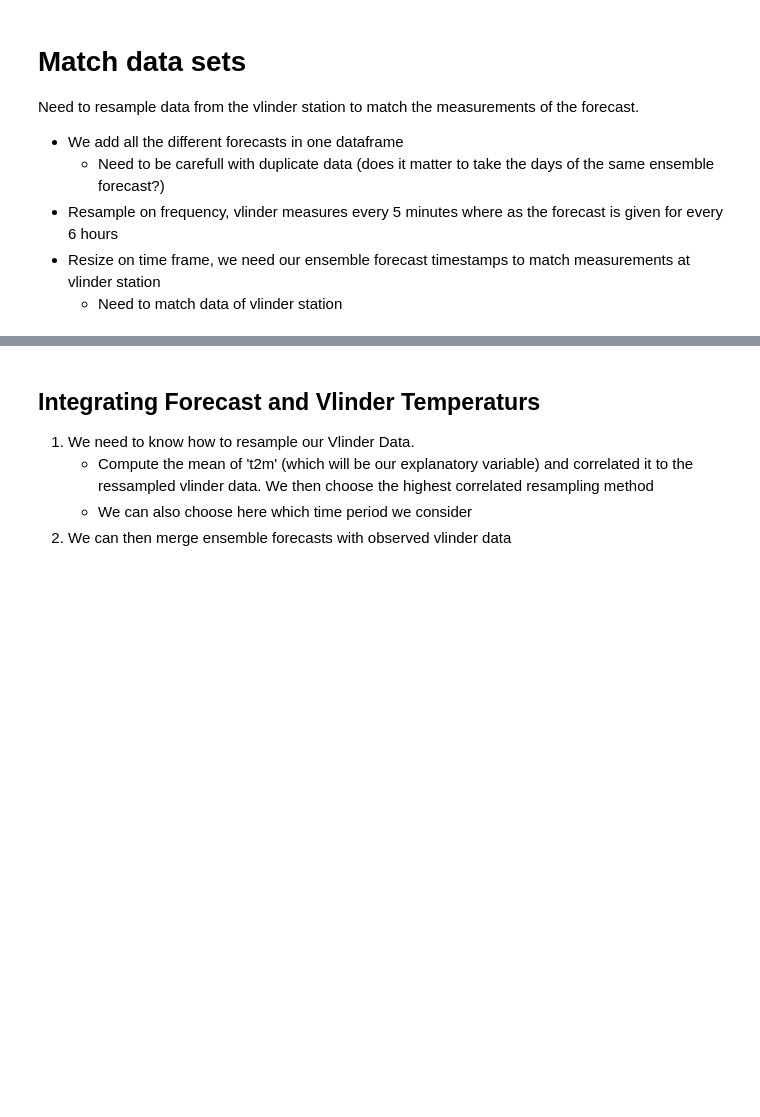
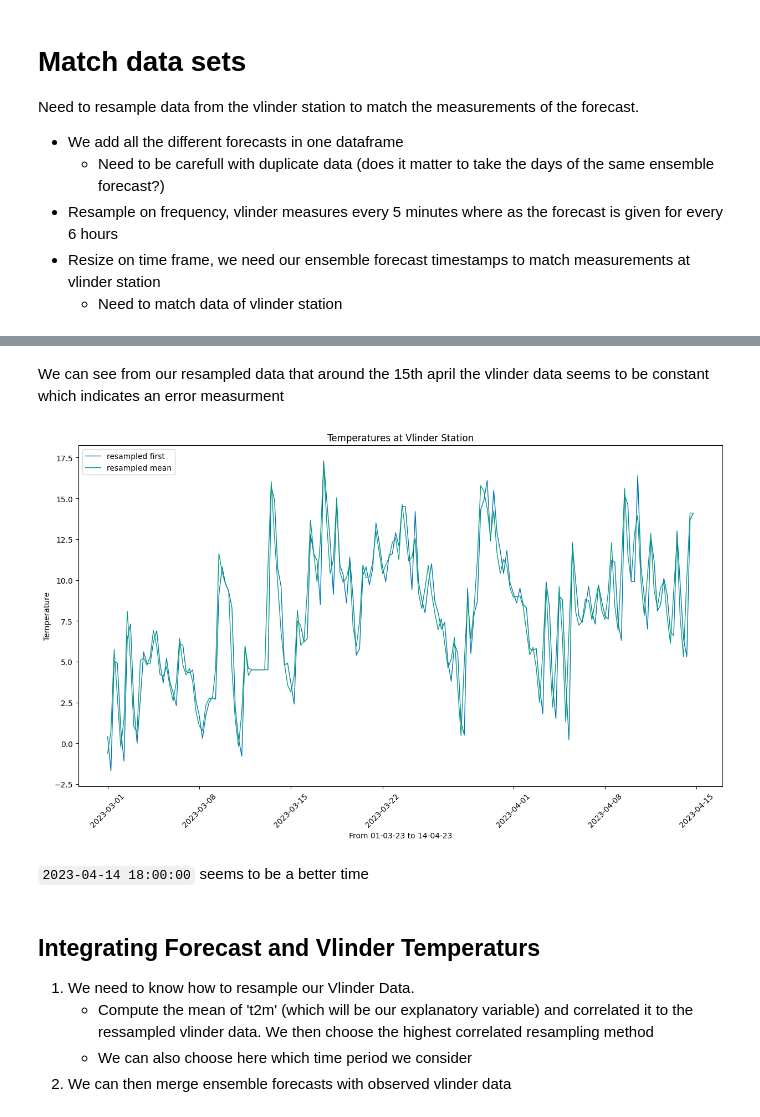
Before and after one commit to larsbonnefoy/TAI_Project, a Jupyter notebook: Project.ipynb, the cells around one changed output, grey strips where cells are left out. Cells and saved outputs as stored; diff of their text form; code cells hidden in the pictures; blank space fills up the shorter version.

```diff
--- a/Project.ipynb
+++ b/Project.ipynb
@@ -125,0 +341,8 @@ df_vlinder_res_mean = df_vlinder_res_mean[df_vlinder_res_mean['datetime'].isin(f
+# %% [markdown]
+We can see from our resampled data that around the 15th april the vlinder data seems to be constant which indicates an error measurment
+# %%
+df_v.plot(start="2023-03-01 00:00:00", finish="2023-04-14 18:00:00")
+# %% [output]
+[figure, added]
+# %% [markdown]
+`2023-04-14 18:00:00` seems to be a better time
```
Also changed, not shown: parts of 19 cells of this notebook, 3 other files.
